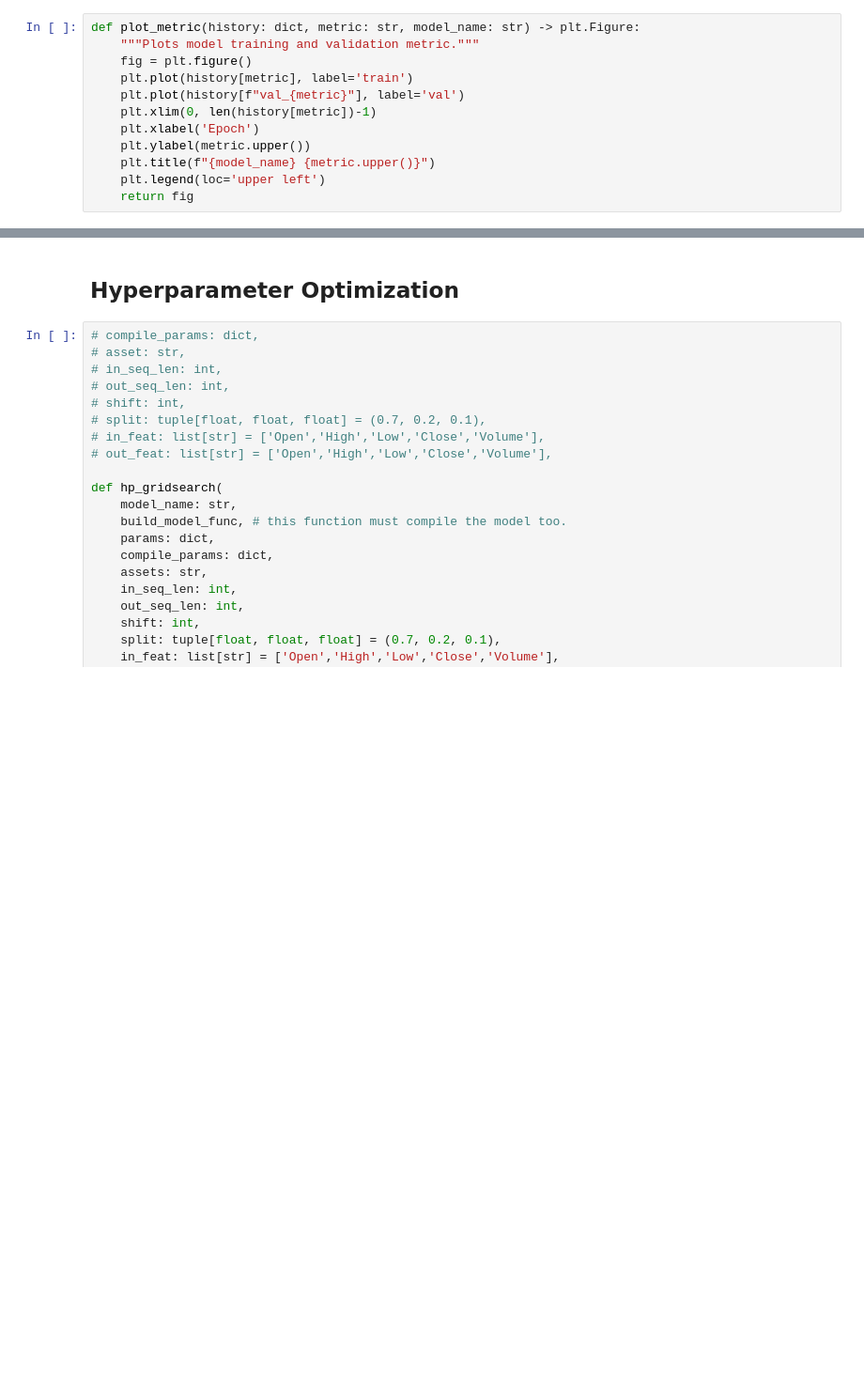
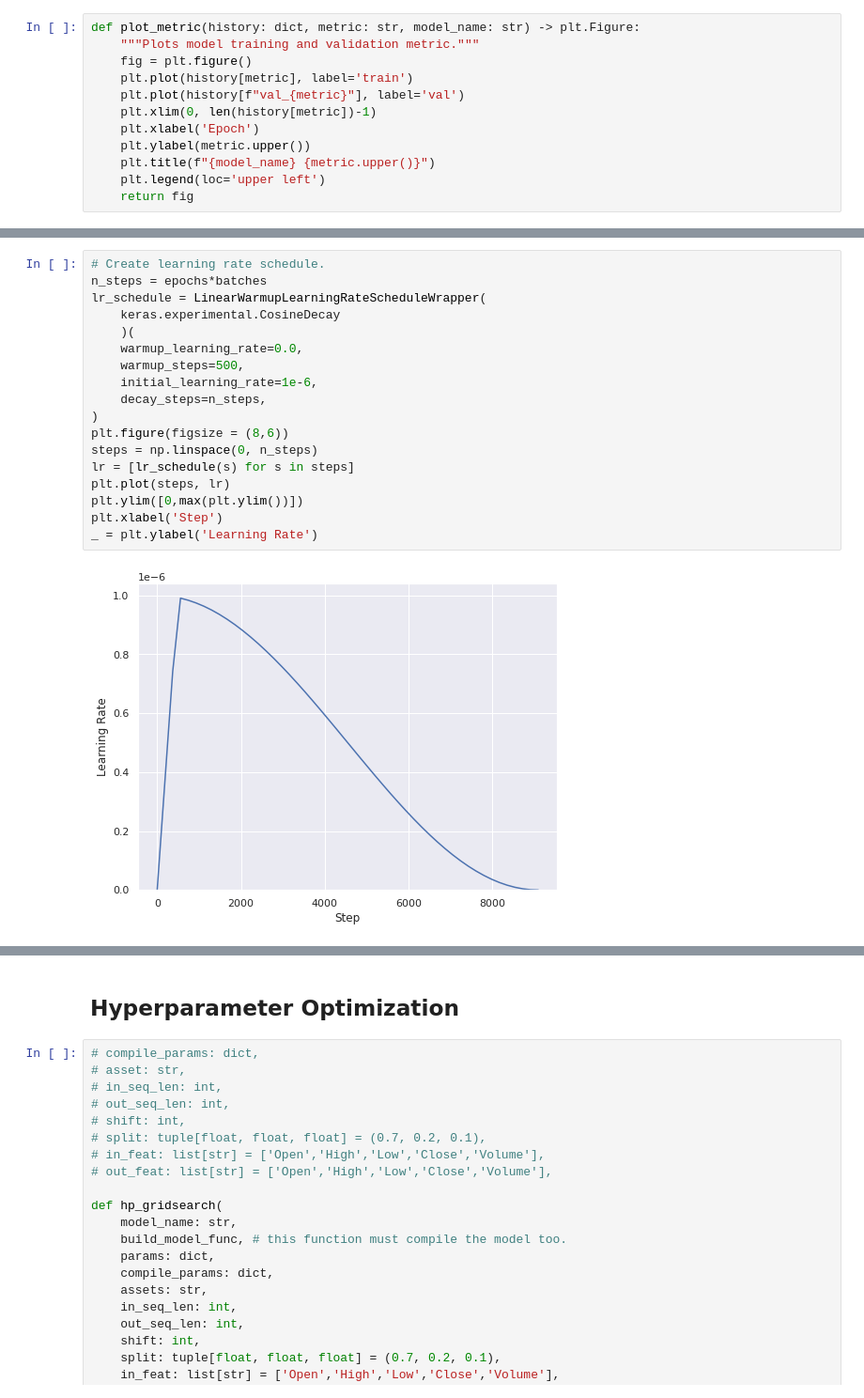
Before and after one commit to zanderman/stock-forecasting-transformer, a Jupyter notebook: forecast_transformer.ipynb, the cells around one changed output, grey strips where cells are left out. Shown at 94% size. Drawn from its saved outputs; the diff is of its cells as text; blank space fills up the shorter version.

Commit message:
WIP training updates - Add new learning rate schedule wrapper - Vanilla model training results for `aapl`, `goog`, and `amzn`

```diff
--- a/forecast_transformer.ipynb
+++ b/forecast_transformer.ipynb
@@ -1821,0 +1797,20 @@ transformer 0.374904 2.017507  1.334528 95.872574 44.674492  24.555496 0.33342
+# %%
+# Create learning rate schedule.
+n_steps = epochs*batches
+lr_schedule = LinearWarmupLearningRateScheduleWrapper(
+    keras.experimental.CosineDecay
+    )(
+    warmup_learning_rate=0.0,
+    warmup_steps=500,
+    initial_learning_rate=1e-6,
+    decay_steps=n_steps,
+)
+plt.figure(figsize = (8,6))
+steps = np.linspace(0, n_steps)
+lr = [lr_schedule(s) for s in steps]
+plt.plot(steps, lr)
+plt.ylim([0,max(plt.ylim())])
+plt.xlabel('Step')
+_ = plt.ylabel('Learning Rate')
+# %% [output]
+[figure, added]
```
Also changed, not shown: parts of 11 cells of this notebook.
